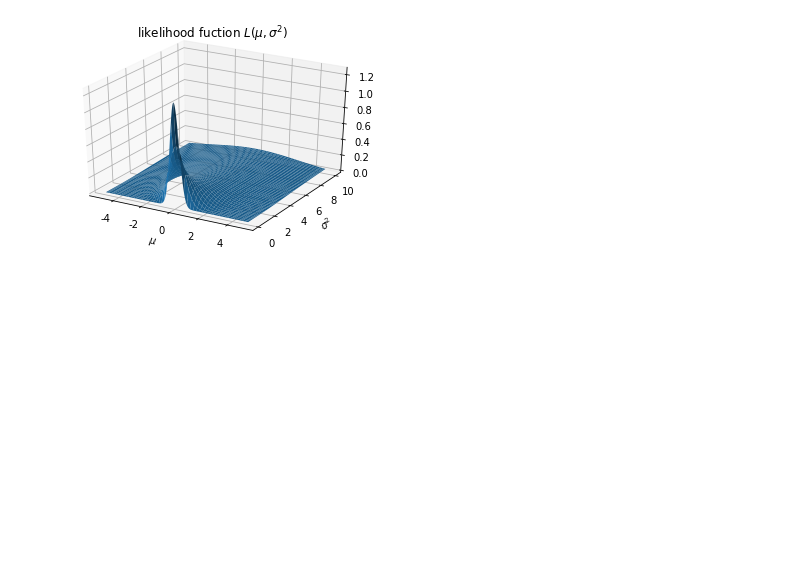
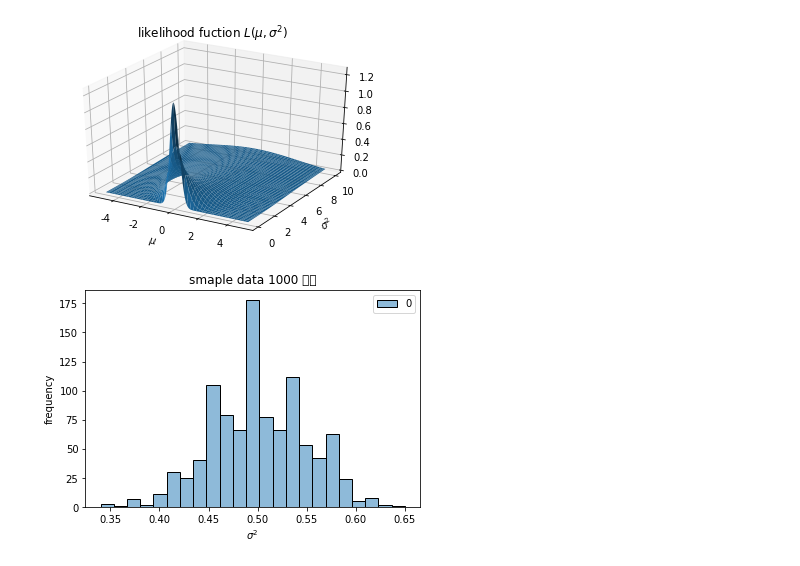
Before and after one commit to hickee032/colab_statistics, a Jupyter notebook: statistics/likelihood.ipynb, the cells around one changed output. Drawn from its saved outputs; the diff is of its cells as text; code cells hidden in the pictures; blank space fills up the shorter version.

```diff
--- a/statistics/likelihood.ipynb
+++ b/statistics/likelihood.ipynb
@@ -26,16 +26,8 @@ import matplotlib.font_manager as fm
 
 
 def korean_font():
-
-
-  plt.rc('font', family='NanumBarunGothic') # 한글 사용
-
-  # fm.get_fontconfig_fonts()
-  # font_location = 'C:/Windows/Fonts/NanumBarunGothic.ttf' # For Windows
-  # font_name = fm.FontProperties(fname=font_location).get_name()
-  # plt.rc('font', family=font_name)
-
-  plt.rcParams['axes.unicode_minus'] = False
+    plt.rc('font', family='Malgun Gothic')
+    plt.rcParams['axes.unicode_minus'] = False  # 차트 시각화 할때 ( - ) 부호 처리
 # %%
 import numpy as np
 import scipy as sp
@@ -83,3 +76,27 @@ plt.title('likelihood fuction $L(\mu,\sigma^2)$')
 plt.show()
 # %% [output]
 [figure]
+# %%
+import pandas as pd
+import seaborn as sns
+
+# 중심 극한 정리
+def central_limit_th(cnt):
+  bag_of_mean = []
+  for i in range(cnt):
+    # 이항분포에서 랜덤 표본 추출
+    m = np.random.binomial(n=1,p=0.5,size=100).mean()
+    bag_of_mean.append(m)
+
+  df = pd.DataFrame(bag_of_mean)
+  korean_font()
+  # plt.hist(df)
+  ax = sns.histplot(df)
+  plt.title(f'smaple data {cnt} 수집') # 표본 데이터
+  plt.xlabel('$\sigma^2$')
+  plt.ylabel('frequency') # 빈도수
+  plt.show()
+
+central_limit_th(1000)
+# %% [output]
+[figure, added]
```
Also changed, not shown: parts of 3 cells of this notebook.
